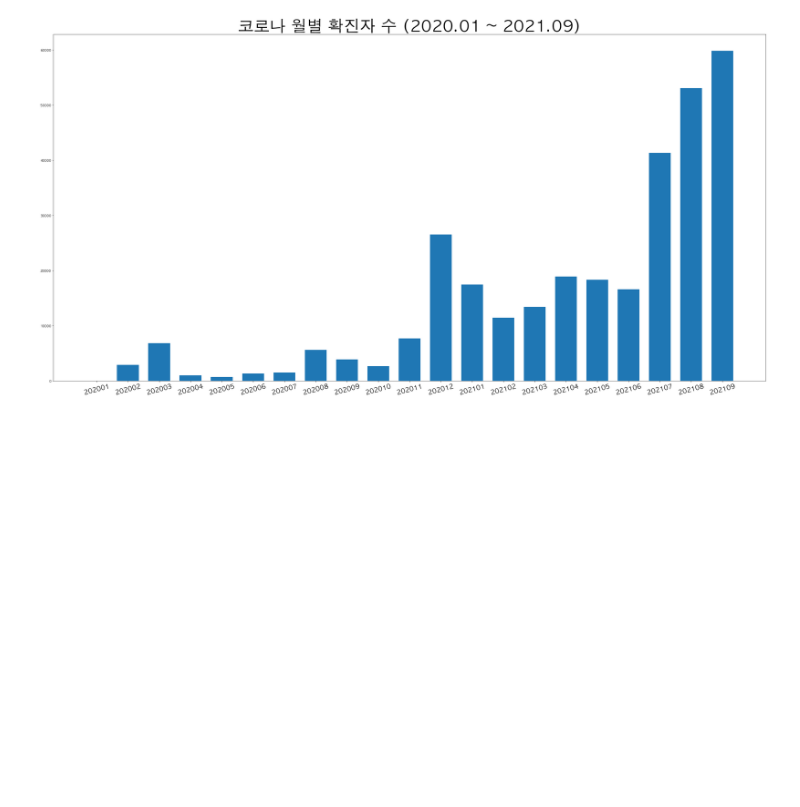
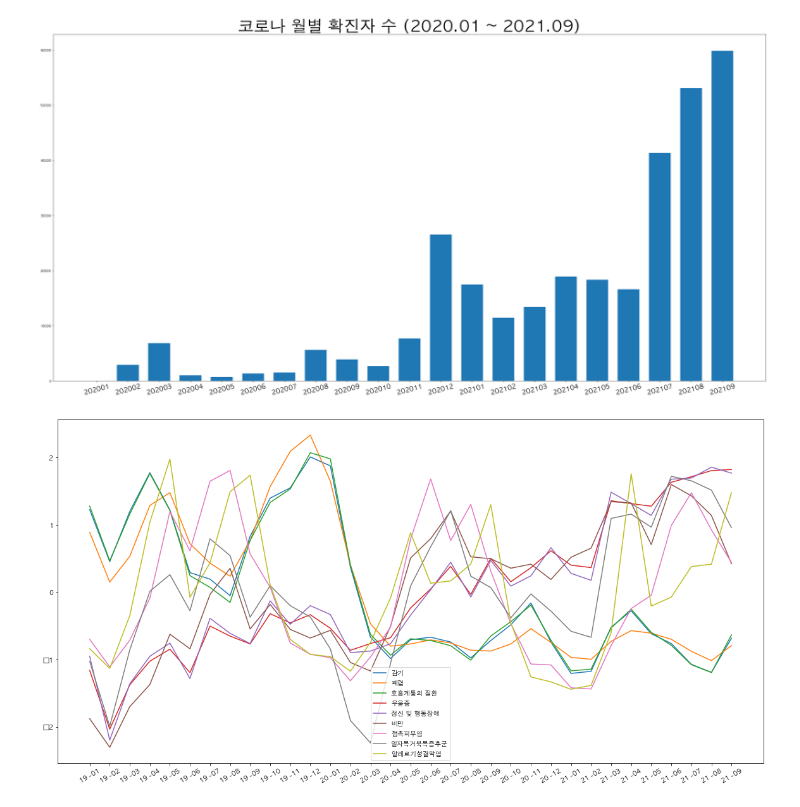
Before and after one commit to gayoungee/22-1_DataAnalysis, a Jupyter notebook: baseAnalysis.ipynb, the cells around one changed output. Cells and saved outputs as stored; diff of their text form; code cells hidden in the pictures; blank space fills up the shorter version.

```diff
--- a/baseAnalysis.ipynb
+++ b/baseAnalysis.ipynb
@@ -458,3 +458,18 @@ plt.xticks(np.arange(len(month)), [ a for a in month], fontsize=20, rotation=15)
 plt.show()
 # %% [output]
 [figure]
+# %%
+from sklearn.preprocessing import StandardScaler
+
+sc = StandardScaler()
+
+plt.figure(figsize = (20,10))
+for a in datasetNames:
+    plt.plot(np.arange(len(dataTimes)),sc.fit_transform(patientData[a].values[0,:].reshape(-1,1)).reshape(33,), label=a)
+    ax.set_title(a, fontsize = 30)
+
+plt.legend()
+plt.xticks(np.arange(len(dataTimes)), [a[2:4]+" -"+a[6:8] for a in dataTimes], fontsize=10, rotation=30)
+plt.show()
+# %% [output]
+[figure, added]
```
Also changed, not shown: parts of 5 cells of this notebook.
